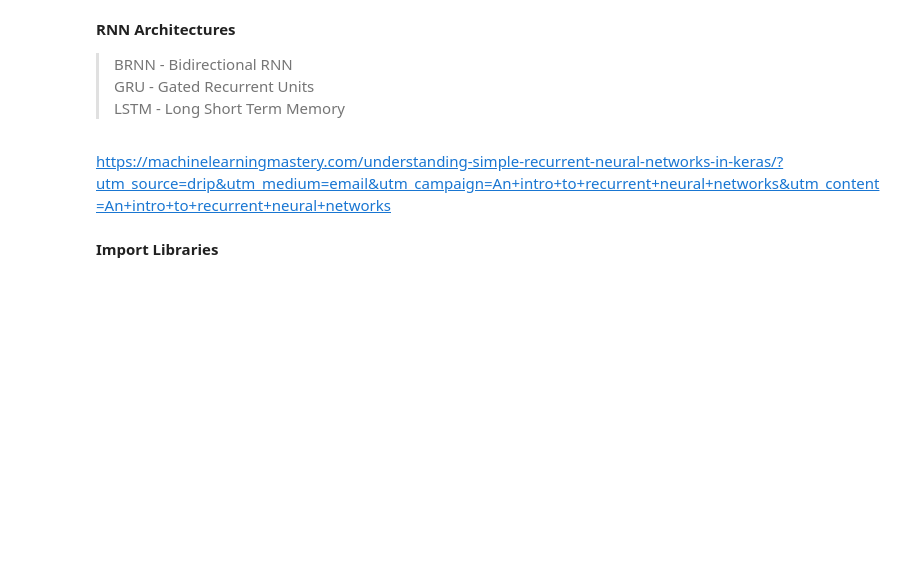
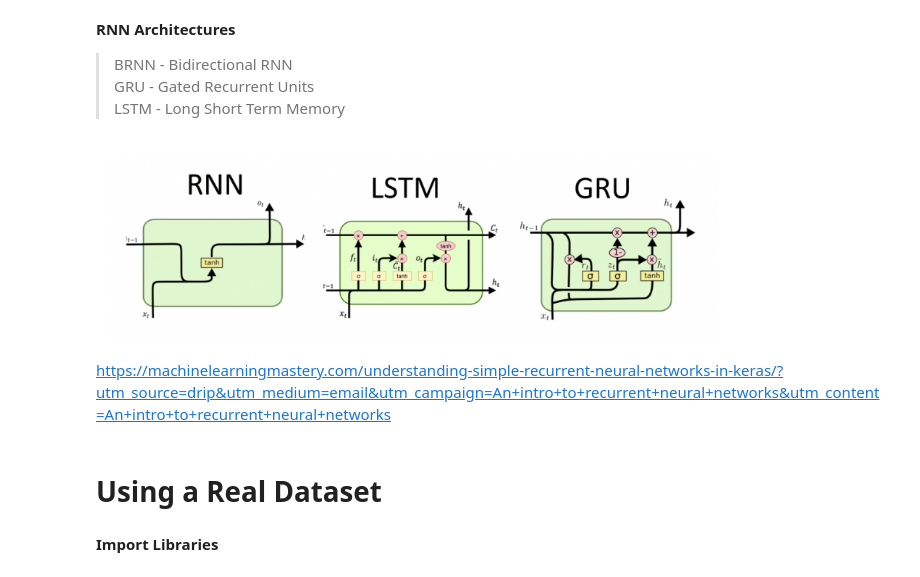
Before and after one commit to cagBRT/RNNs, a Jupyter notebook: 1_RNNs.ipynb, the cells around one changed output. Drawn from its saved outputs; the diff is of its cells as text; code cells hidden in the pictures; blank space fills up the shorter version.

```diff
--- a/1_RNNs.ipynb
+++ b/1_RNNs.ipynb
@@ -99,8 +99,14 @@ The disadvantages are:<br>
 >BRNN - Bidirectional RNN<br>
 GRU - Gated Recurrent Units<br>
 LSTM - Long Short Term Memory<br>
+# %%
+Image("images/RNNTypes.png" , width=640)
+# %% [output]
+[figure, added]
 # %% [markdown]
 https://machinelearningmastery.com/understanding-simple-recurrent-neural-networks-in-keras/?utm_source=drip&utm_medium=email&utm_campaign=An+intro+to+recurrent+neural+networks&utm_content=An+intro+to+recurrent+neural+networks
+# %% [markdown]
+# **Using a Real Dataset**
 # %% [markdown]
 **Import Libraries**
 # %%
```
Also changed, not shown: parts of 1 cell of this notebook.
